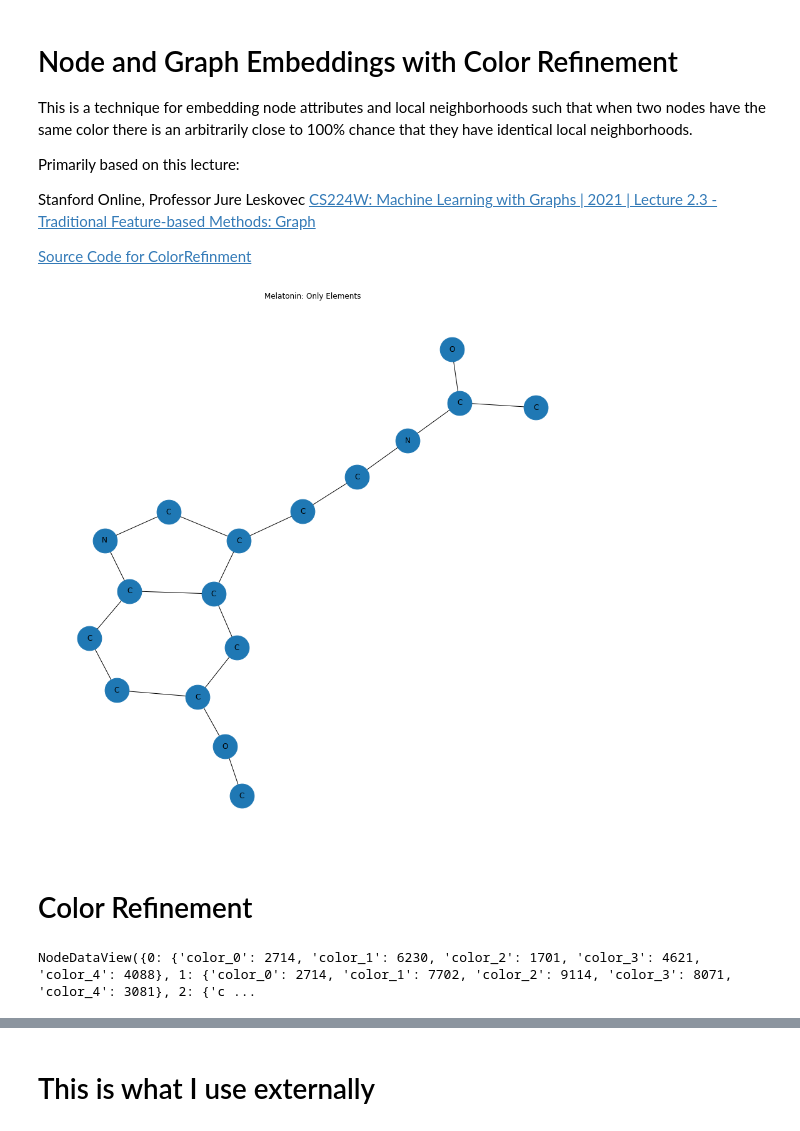
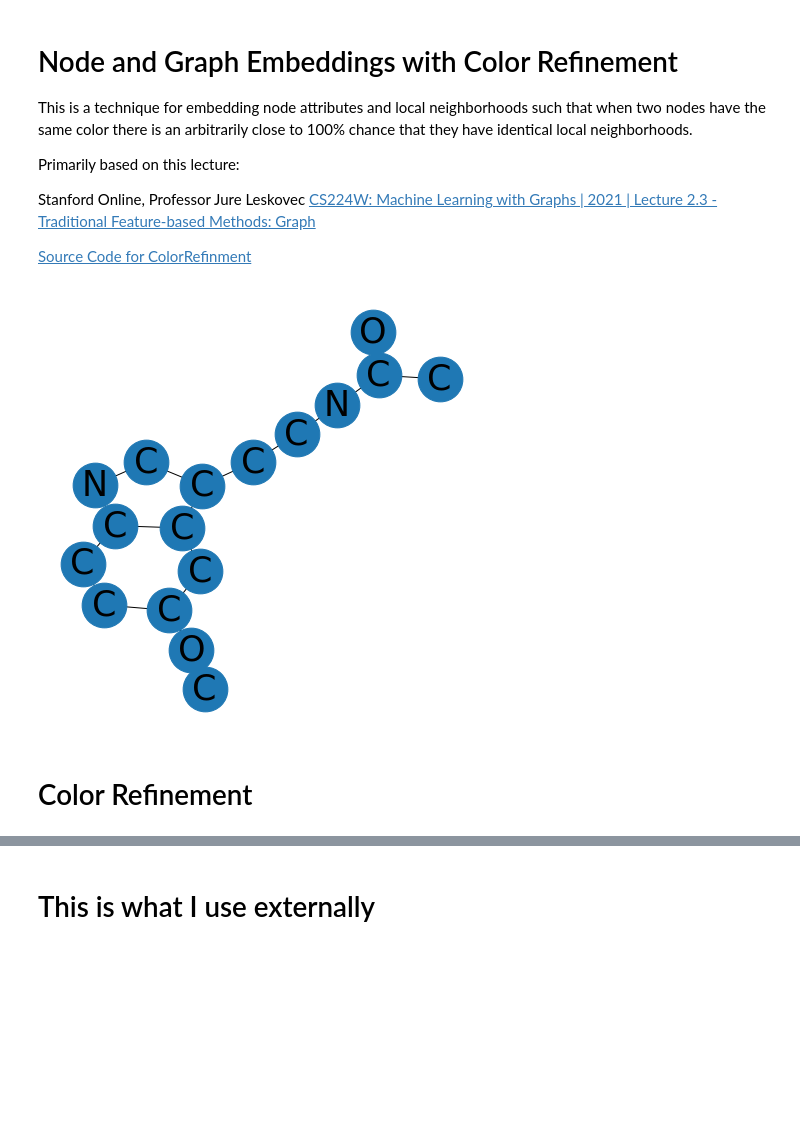
Before and after one commit to parkerburchett/TDC-Binary-Classification, a Jupyter notebook: ColorRefinement/ColorRefinement Tutorial.ipynb, the cells around one changed output, grey strips where cells are left out. Drawn from its saved outputs; the diff is of its cells as text; code cells hidden in the pictures; blank space fills up the shorter version.

```diff
--- a/ColorRefinement/ColorRefinement Tutorial.ipynb
+++ b/ColorRefinement/ColorRefinement Tutorial.ipynb
@@ -18,29 +18,24 @@ import pandas as pd
 import matplotlib.pyplot as plt
 from pysmiles import read_smiles
 # %%
-melatonin ='CC(=O)NCCC1=CNc2c1cc(OC)cc2'
-#https://en.wikipedia.org/wiki/Simplified_molecular-input_line-entry_system
+def compute_mol_only_elements(smile):
+    mol = read_smiles(smile)
+    for n in mol.nodes:
+        del mol.nodes[n]['charge']
+        del mol.nodes[n]['hcount']
+        del mol.nodes[n]['aromatic']
+    return mol
 
-mol = read_smiles(melatonin)# Node and Graph Embeddings with Color Refinement
-
-for n in mol.nodes:
-    del mol.nodes[n]['charge']
-    del mol.nodes[n]['hcount']
-    del mol.nodes[n]['aromatic']
-
-labels = nx.get_node_attributes(mol, 'element')
-
-plt.figure(figsize=(12,12))
-nx.draw_kamada_kawai(mol,labels=labels,node_size=1500)
-plt.title('Melatonin: Only Elements')
-plt.show()
+def show_mol_only_elements(mol):
+    labels = nx.get_node_attributes(mol, 'element')
+    plt.figure(figsize=(6,6))
+    nx.draw_kamada_kawai(mol,labels=labels,node_size=2000, font_size=35)
+    plt.show()
-# %% [output]
-[figure, removed]
+# %%
+melatonin ='CC(=O)NCCC1=CNc2c1cc(OC)cc2'
+mol = compute_mol_only_elements(melatonin)
+show_mol_only_elements(mol)
+# %% [output]
+[figure, added]
 # %% [markdown]
 # Color Refinement
-# %%
-color_graph = cr._compute_K_color_refinements(G=mol,K=5, num_buckets=10000)
-# returns a graph of the same structure after running the ColorRefinement Algorithm 5 times with 10 thousand possible colors.
-color_graph.nodes.data(True)
-# %% [output]
-NodeDataView({0: {'color_0': 2714, 'color_1': 6230, 'color_2': 1701, 'color_3': 4621, 'color_4': 4088}, 1: {'color_0': 2714, 'color_1': 7702, 'color_2': 9114, 'color_3': 8071, 'color_4': 3081}, 2: {'c ...
```
Also changed, not shown: parts of 17 cells of this notebook.
